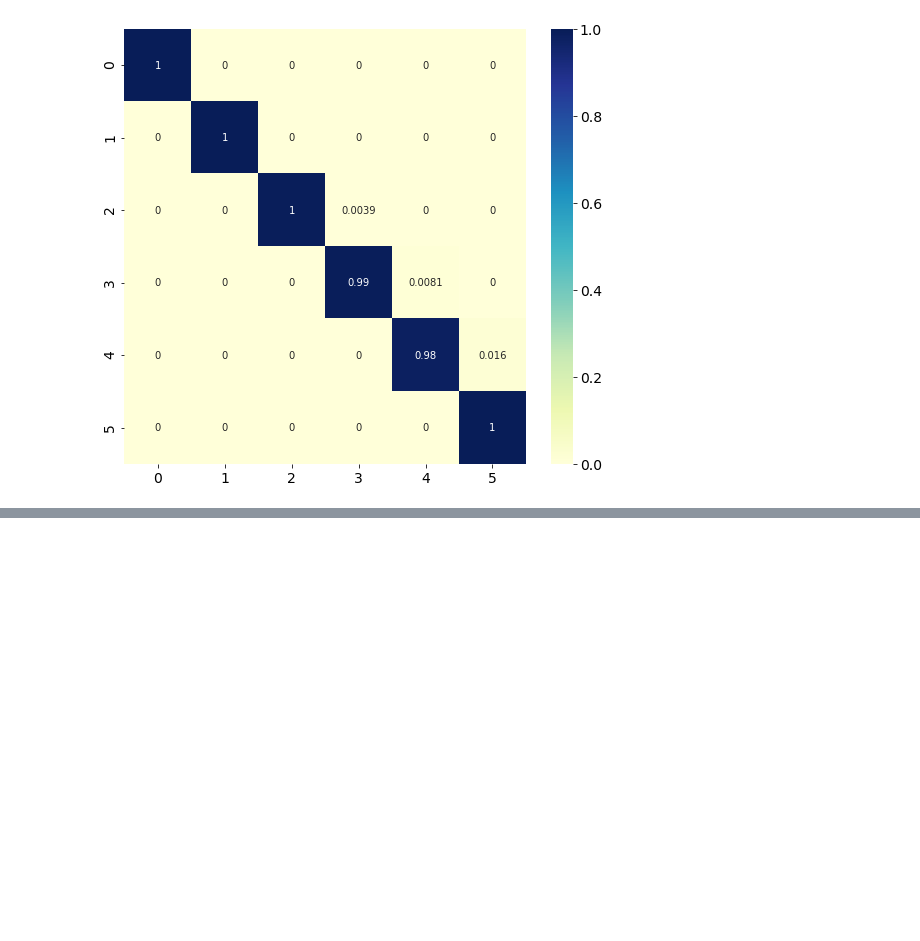
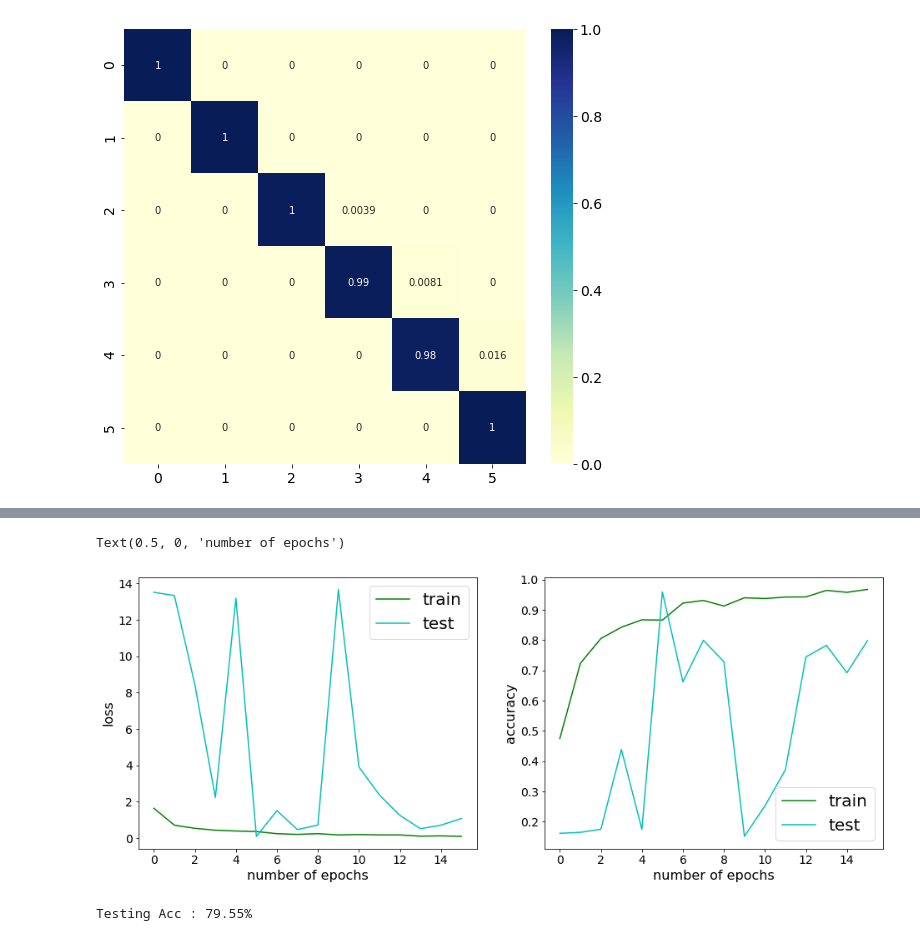
Before and after one commit to RoshanSalian/finger-count, a Jupyter notebook: training.ipynb, the cells around one changed output, grey strips where cells are left out. Cells and saved outputs as stored; diff of their text form; code cells hidden in the pictures; blank space fills up the shorter version.

```diff
--- a/training.ipynb
+++ b/training.ipynb
@@ -219,0 +289,19 @@ sn.heatmap(cm, annot=True, cmap="YlGnBu");
+# %%
+
+modelAlex.compile(loss='categorical_crossentropy', optimizer='adam', metrics=['accuracy'])
+# %%
+callbacks_list = [
+                  EarlyStopping(monitor='val_loss', patience=10),
+                  ModelCheckpoint(filepath='AlexNet.h6', monitor='val_loss', save_best_only=True),
+]
+# %%
+os.environ["CUDA_VISIBLE_DEVICES"]="0"
+with tf.device('/GPU:0'):
+  history = modelAlex.fit_generator(
+      train_gen,
+      steps_per_epoch=64,
+      epochs=200,
+      validation_data=test_gen,
+      validation_steps=28,
+      callbacks=callbacks_list
+  )
@@ -219,0 +326,35 @@ sn.heatmap(cm, annot=True, cmap="YlGnBu");
+# %%
+plt.figure(figsize=(16, 6))
+plt.subplot(1, 2, 1)
+nepochs=len(history.history['loss'])
+plt.plot(range(nepochs), history.history['loss'], 'g-', label='train')
+plt.plot(range(nepochs), history.history['val_loss'], 'c-', label='test')
+plt.legend(prop={'size':20})
+plt.ylabel('loss')
+plt.xlabel('number of epochs')
+plt.subplot(1, 2, 2)
+plt.plot(range(nepochs), history.history['acc'], 'g-', label='train')
+plt.plot(range(nepochs), history.history['val_acc'], 'c-', label='test')
+plt.legend(prop={'size':20})
+plt.ylabel('accuracy')
+plt.xlabel('number of epochs')
+# %% [output]
+Text(0.5, 0, 'number of epochs')
+[figure, added]
+# %%
+X_test, y_test = [], []
+for ibatch, (X, y) in enumerate(test_gen):
+  X_test.append(X)
+  y_test.append(y)
+  ibatch += 1
+  if(ibatch == 5*28):break
+
+X_test = np.concatenate(X_test)
+y_test = np.concatenate(y_test)
+y_test = np.int32([np.argmax(r) for r in y_test])
+
+y_pred = np.int32([np.argmax(r) for r in modelAlex.predict(X_test)])
+match = (y_pred == y_test)
+print("Testing Acc : %.2f%%" % (np.sum(match)*100/match.shape[0]))
+# %% [output]
+Testing Acc : 79.55%
```
Also changed, not shown: parts of 8 cells of this notebook.
